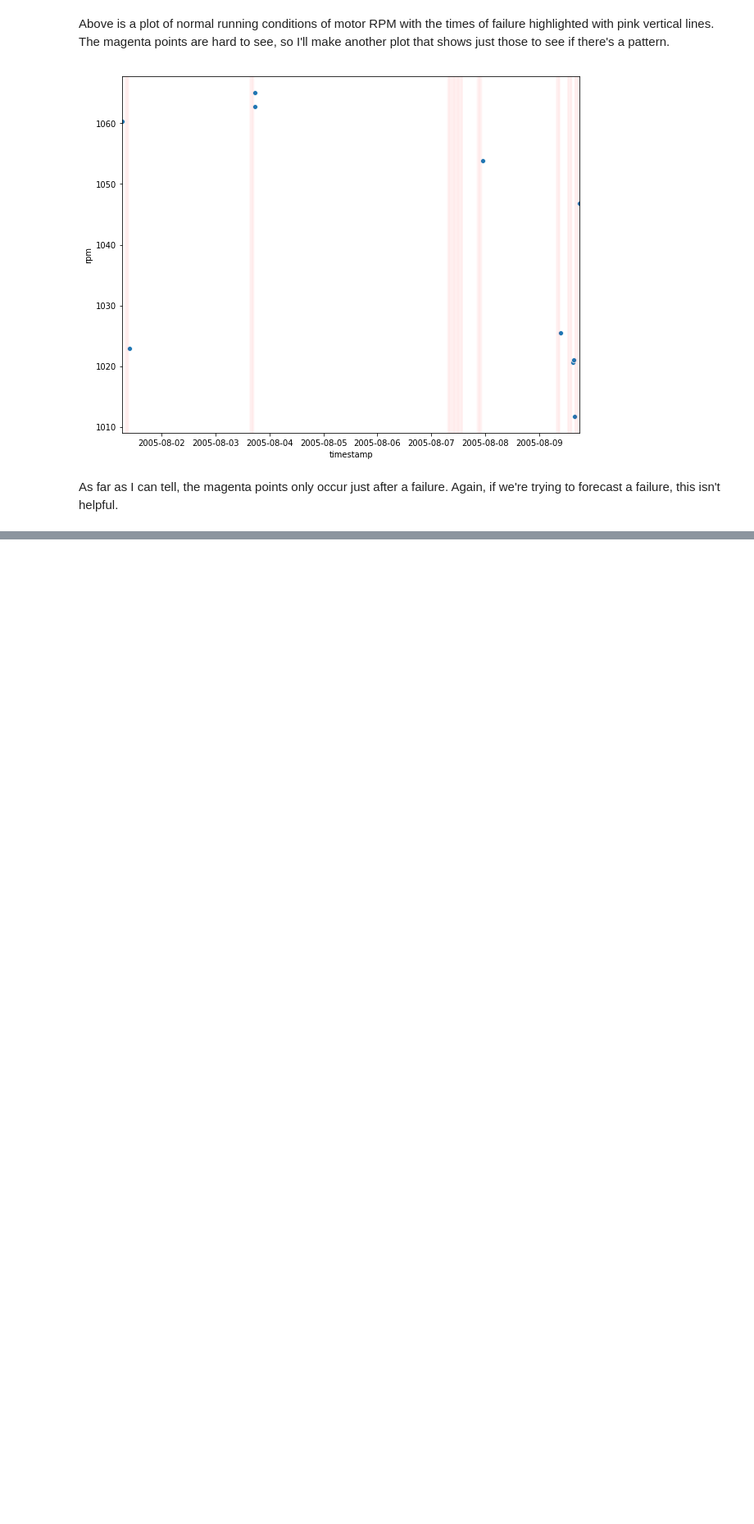
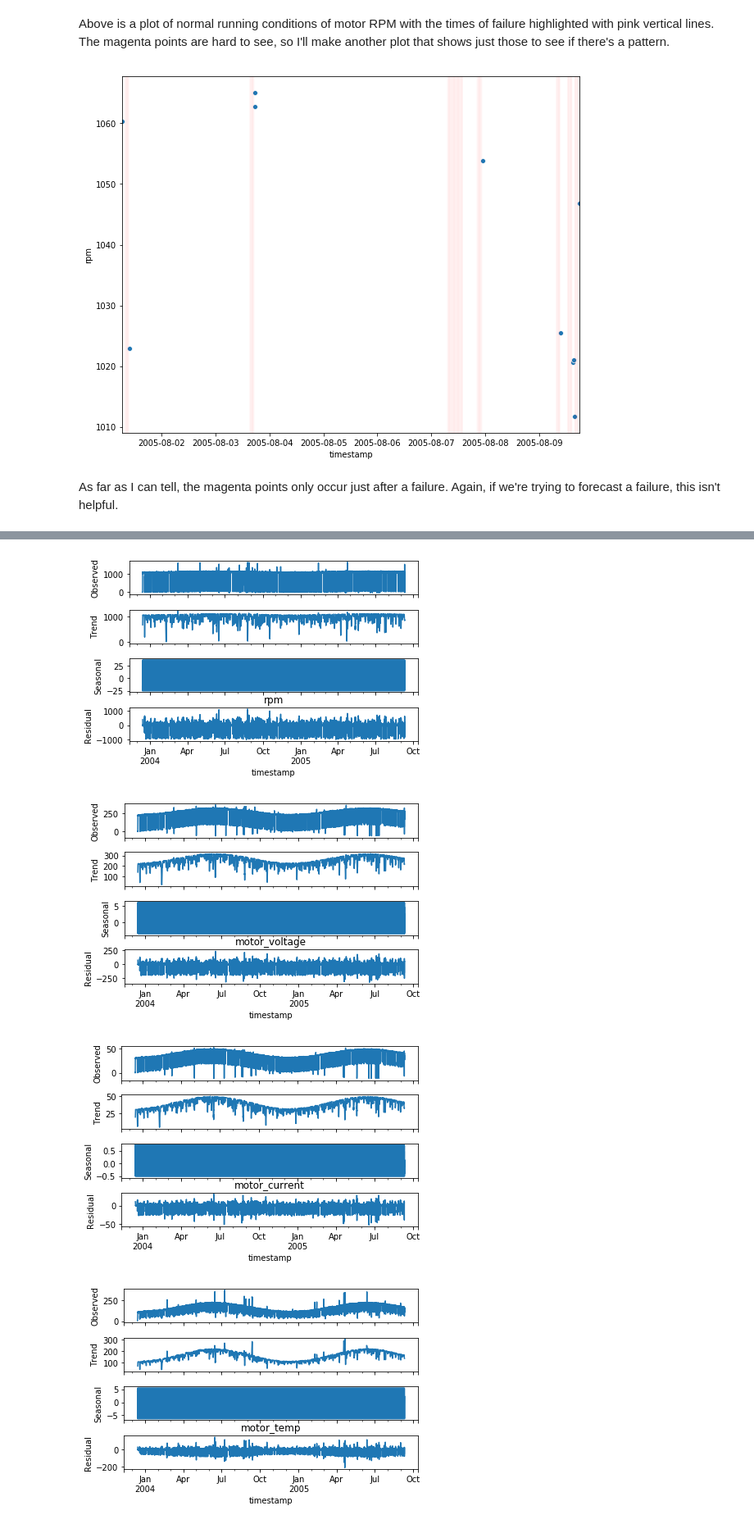
Before and after one commit to tawe141/data-science-challenge, a Jupyter notebook: Data science challenge.ipynb, the cells around one changed output, grey strips where cells are left out. Shown at 82% size. Drawn from its saved outputs; the diff is of its cells as text; code cells hidden in the pictures; blank space fills up the shorter version.

```diff
--- a/Data science challenge.ipynb
+++ b/Data science challenge.ipynb
@@ -419,0 +422,15 @@ As far as I can tell, the magenta points only occur just after a failure. Again,
+# %%
+import statsmodels.api as sm
+
+df = rms[['rpm', 'motor_voltage', 'motor_current', 'motor_temp', 'inlet_temp', 'temp_ratio', 'motor_resistance', 'electrical_power']]
+
+for i in df.columns:
+    x = df[i].resample('H').mean()
+    res = sm.tsa.seasonal_decompose(x)
+    res.plot()
+    plt.title(i)
+# %% [output]
+[figure, added]
+[figure, added]
+[figure, added]
+[figure, added]
```
Also changed, not shown: parts of 16 cells of this notebook, 1 other file.
